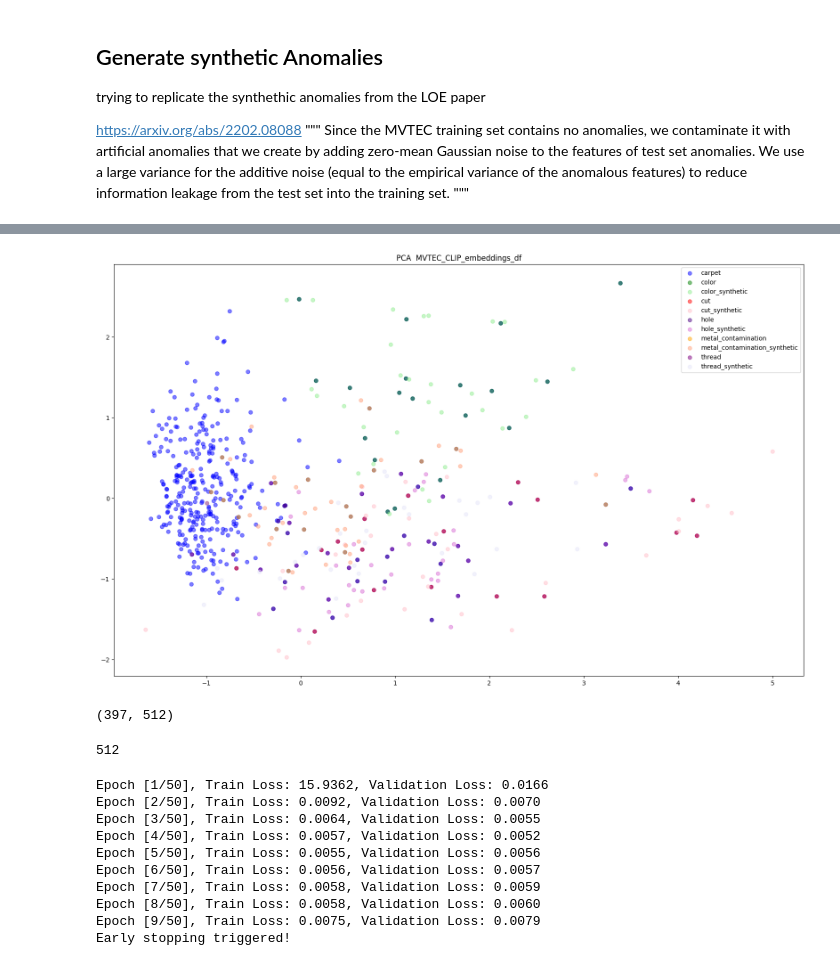
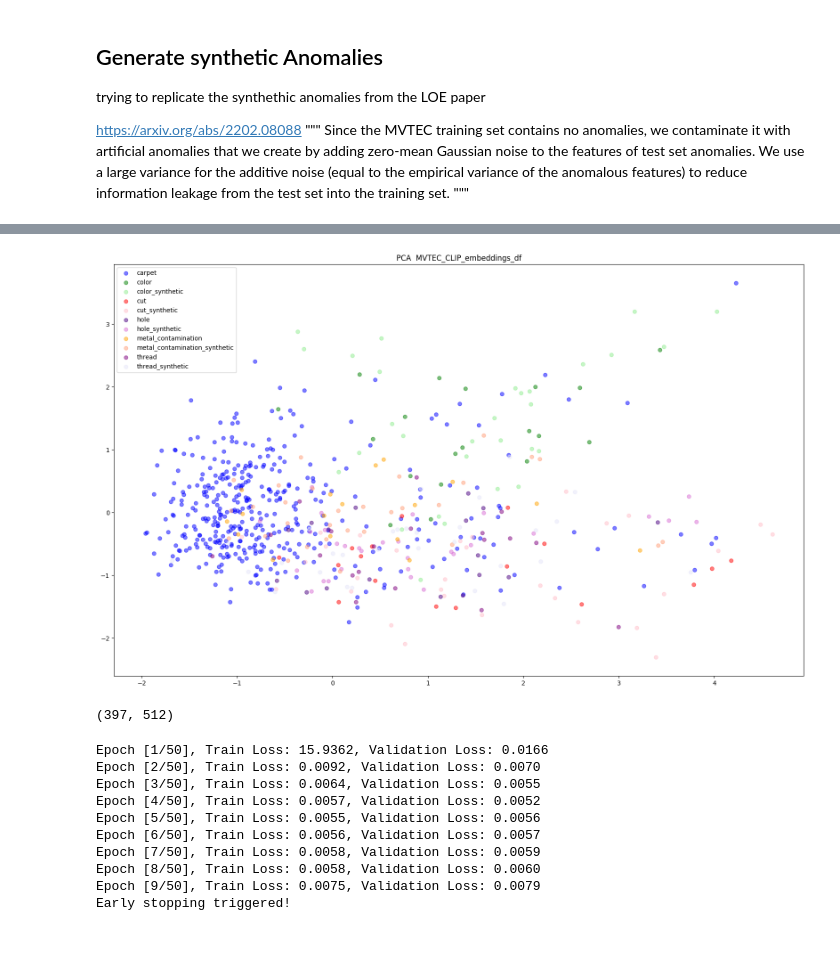
Before and after one commit to buehlpa/MVTec_Visualizer, a Jupyter notebook: workspace/mvtec_WIDERESNET50_syntheticAnomalies.ipynb, the cells around one changed output, grey strips where cells are left out. Drawn from its saved outputs; the diff is of its cells as text; code cells hidden in the pictures.

```diff
--- a/workspace/mvtec_WIDERESNET50_syntheticAnomalies.ipynb
+++ b/workspace/mvtec_WIDERESNET50_syntheticAnomalies.ipynb
@@ -66,20 +66,20 @@ category='carpet'
 
 combined_samples,labels,class_list= create_synset_for_class(category,df)
 # %%
+
 for _ in range(5):
-
     # Apply t-SNE
-    tsne = TSNE(n_components=2, perplexity=30, n_iter=1000)#, random_state=0
+    tsne = TSNE(n_components=2, perplexity=30, n_iter=1000)
     reduced_data = tsne.fit_transform(combined_samples)
-
     colors = ['blue', 'green', 'lightgreen', 'red', 'pink', 'indigo', 'orchid', 'orange', 'lightsalmon', 'purple', 'lavender', 'saddlebrown', 'wheat', 'black', 'gray','olive', 'palegreen']
-
+    jitter_amount = 0.3
     # Plotting
     plt.figure(figsize=(20, 12))
-    # Iterate over each unique label to plot them separately
     for i in range(len(class_list)):
-        plt.scatter(reduced_data[labels == i, 0], reduced_data[labels == i, 1], label=f'{class_list[i]}', alpha=0.5,color=colors[i])
-
+        # Adding jitter: add a small random offset to each point
+        jittered_x = reduced_data[labels == i, 0] + np.random.normal(0, jitter_amount, size=sum(labels == i))
+        jittered_y = reduced_data[labels == i, 1] + np.random.normal(0, jitter_amount, size=sum(labels == i))
+        plt.scatter(jittered_x, jittered_y, label=f'{class_list[i]}', alpha=0.5, color=colors[i])
     plt.title(f't-SNE synthetic vs real anomalies {FILENAME}')
     plt.legend()
     plt.show()
@@ -92,20 +92,22 @@ for _ in range(5):
 # %%
 # Apply PCA
 pca = PCA(n_components=2)
 reduced_data = pca.fit_transform(combined_samples)
 
-colors = ['blue', 'green', 'lightgreen', 'red', 'pink', 'indigo', 'orchid', 'orange', 'lightsalmon', 'purple', 'lavender', 'saddlebrown', 'wheat', 'black', 'gray','olive', 'palegreen']
-
 # Plotting
 plt.figure(figsize=(20, 12))
 # Iterate over each unique label to plot them separately
 for i in range(len(class_list)):
-    plt.scatter(reduced_data[labels == i, 0], reduced_data[labels == i, 1], label=f'{class_list[i]}', alpha=0.5,color=colors[i])
+    # Adding jitter: add a small random offset to each point
+    jittered_x = reduced_data[labels == i, 0] + np.random.normal(0, jitter_amount, size=sum(labels == i))
+    jittered_y = reduced_data[labels == i, 1] + np.random.normal(0, jitter_amount, size=sum(labels == i))
+    plt.scatter(jittered_x, jittered_y, label=f'{class_list[i]}', alpha=0.5, color=colors[i])
+
 plt.title(f'PCA  {FILENAME}')
 plt.legend()
 plt.show()
 # %% [output]
-[figure, old version]
+[figure, new version]
 # %%
 # filter for the synthetic and real anomalies
 normals=combined_samples[labels==0]
@@ -114,10 +116,6 @@ synthetic_anomalies=combined_samples[(labels % 2 == 0) & (labels != 0)]
 normals.shape
 # %% [output]
 (397, 512)
-# %%
-normals.shape[1]
-# %% [output]
-512
 # %%
 
 # Assuming 'normals' is your input data
```
Also changed, not shown: parts of 1 cell of this notebook.
